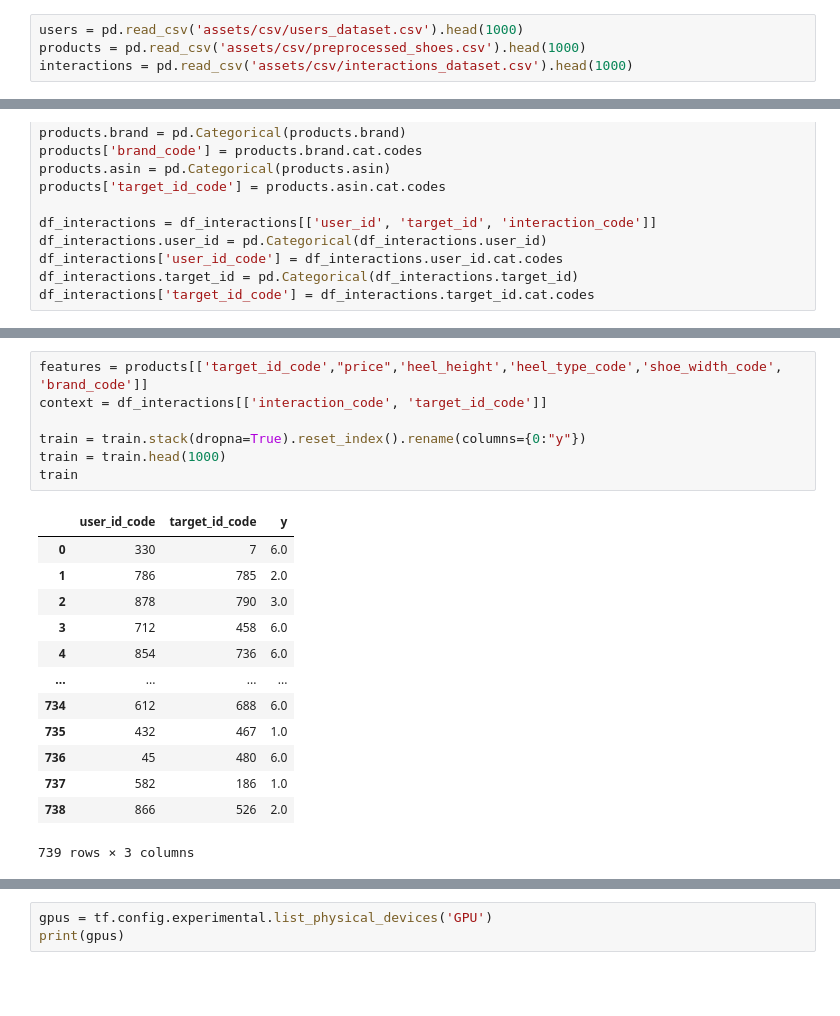
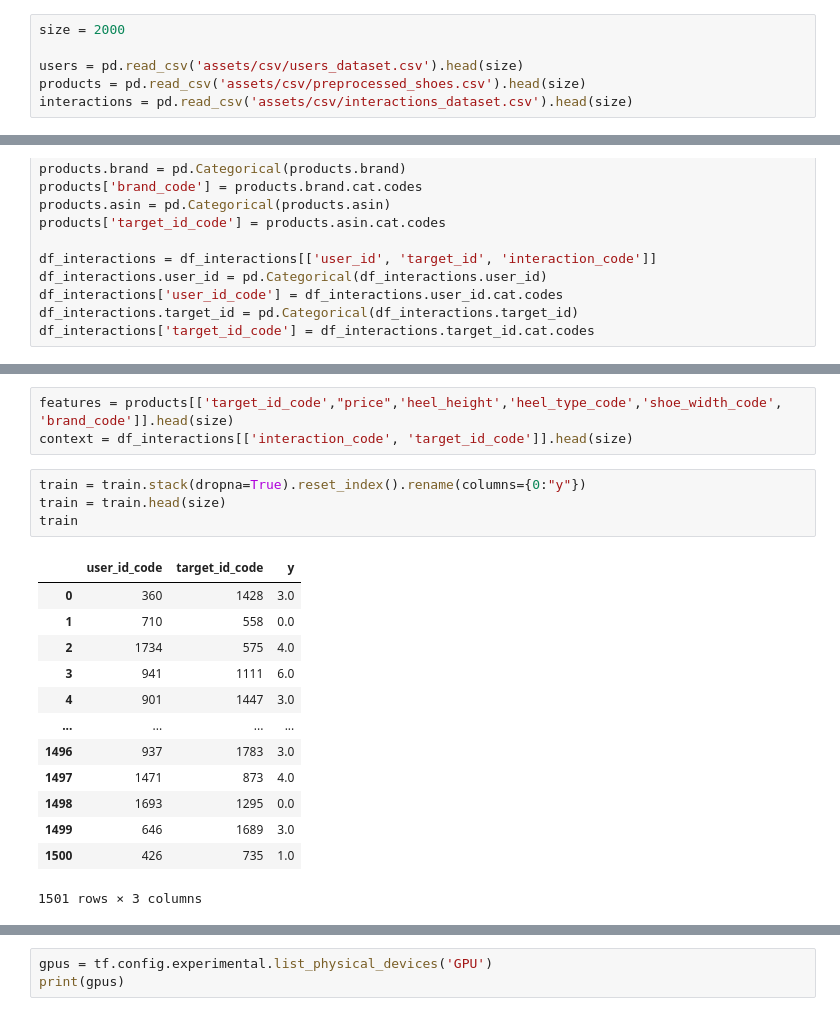
Before and after one commit to badie-tahghighi/ecommerence-recommender-system, a Jupyter notebook: recommender_system.ipynb, the cells around one changed output, grey strips where cells are left out. Cells and saved outputs as stored; diff of their text form; blank space fills up the shorter version.

```diff
--- a/recommender_system.ipynb
+++ b/recommender_system.ipynb
@@ -14,9 +14,11 @@ from sklearn import metrics, preprocessing
 from keras import models, layers, utils
 import tensorflow as tf
 # %%
-users = pd.read_csv('assets/csv/users_dataset.csv').head(1000)
-products = pd.read_csv('assets/csv/preprocessed_shoes.csv').head(1000)
-interactions = pd.read_csv('assets/csv/interactions_dataset.csv').head(1000)
+size = 2000
+
+users = pd.read_csv('assets/csv/users_dataset.csv').head(size)
+products = pd.read_csv('assets/csv/preprocessed_shoes.csv').head(size)
+interactions = pd.read_csv('assets/csv/interactions_dataset.csv').head(size)
 # %%
 users.gender = pd.Categorical(users.gender)
 users['gender_code'] = users.gender.cat.codes
@@ -124,24 +126,24 @@ non-null data in test set: 237
+# %%
+features = products[['target_id_code',"price",'heel_height','heel_type_code','shoe_width_code', 'brand_code']].head(size)
+context = df_interactions[['interaction_code', 'target_id_code']].head(size)
 # %%
-features = products[['target_id_code',"price",'heel_height','heel_type_code','shoe_width_code', 'brand_code']]
-context = df_interactions[['interaction_code', 'target_id_code']]
-
 train = train.stack(dropna=True).reset_index().rename(columns={0:"y"})
-train = train.head(1000)
+train = train.head(size)
 train
 # %% [output]
 |  | user_id_code | target_id_code | y |
-| 0 | 330 | 7 | 6.0 |
-| 1 | 786 | 785 | 2.0 |
-| 2 | 878 | 790 | 3.0 |
-| 3 | 712 | 458 | 6.0 |
-| 4 | 854 | 736 | 6.0 |
+| 0 | 360 | 1428 | 3.0 |
+| 1 | 710 | 558 | 0.0 |
+| 2 | 1734 | 575 | 4.0 |
+| 3 | 941 | 1111 | 6.0 |
+| 4 | 901 | 1447 | 3.0 |
 | ... | ... | ... | ... |
-| 734 | 612 | 688 | 6.0 |
-| 735 | 432 | 467 | 1.0 |
-| 736 | 45 | 480 | 6.0 |
-| 737 | 582 | 186 | 1.0 |
-| 738 | 866 | 526 | 2.0 |
+| 1496 | 937 | 1783 | 3.0 |
+| 1497 | 1471 | 873 | 4.0 |
+| 1498 | 1693 | 1295 | 0.0 |
+| 1499 | 646 | 1689 | 3.0 |
+| 1500 | 426 | 735 | 1.0 |
-739 rows × 3 columns
+1501 rows × 3 columns
 # %%
 train = train.merge(features, how="left", left_on="target_id_code", right_on='target_id_code')
 train = train.merge(context, how="left", left_on="target_id_code", right_on='target_id_code')
```
Also changed, not shown: parts of 19 cells of this notebook.
